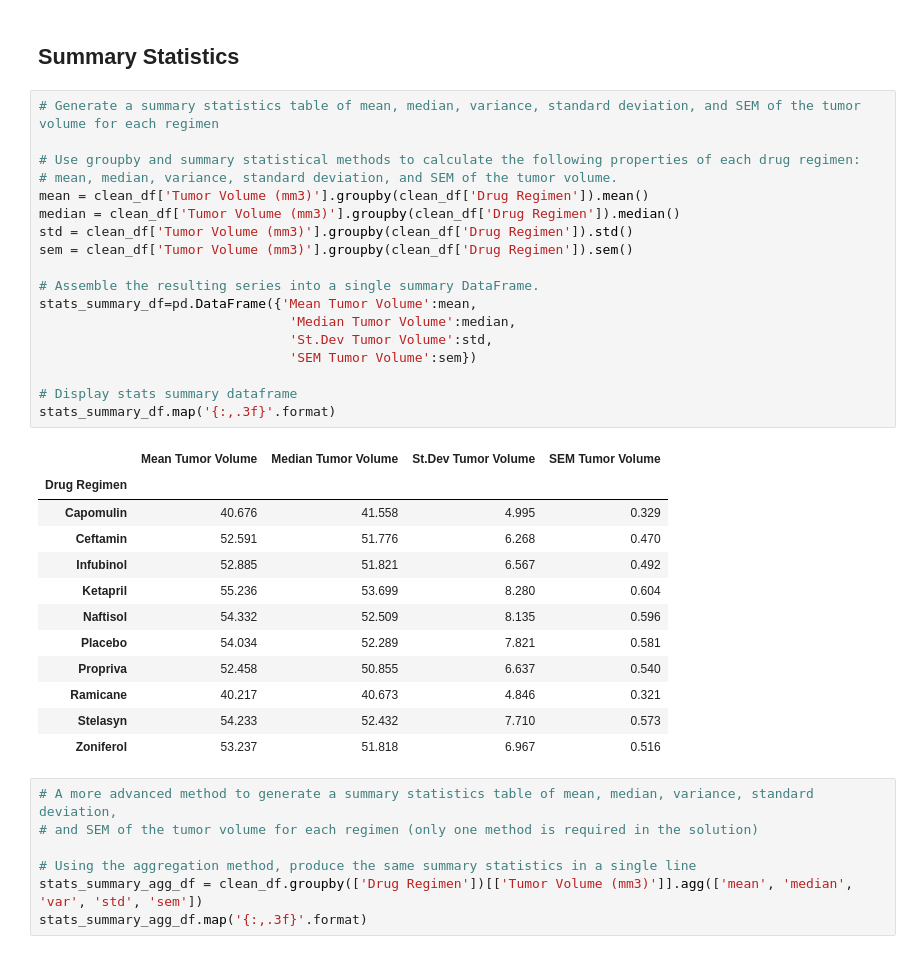
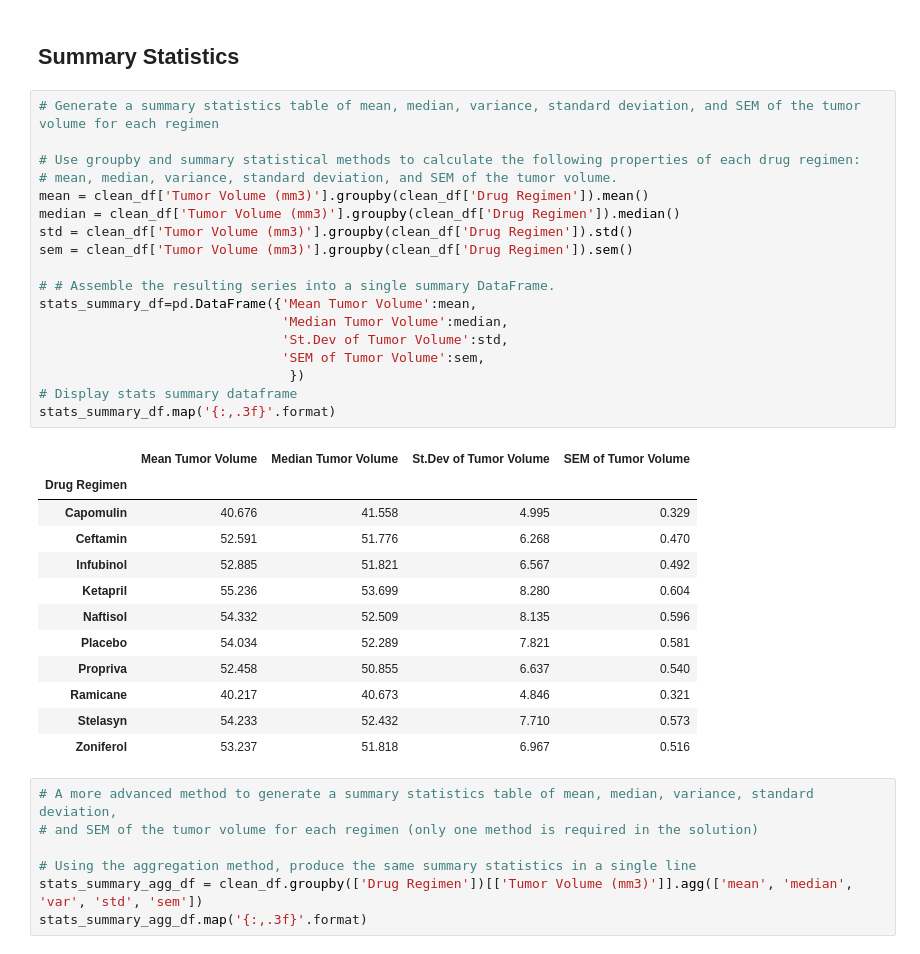
Before and after one commit to parishagupta/data_visualization-challenge, a Jupyter notebook: Starter_Code/Pymaceuticals/pymaceuticals_starter.ipynb, the cells around one changed output. Drawn from its saved outputs; the diff is of its cells as text.

```diff
--- a/Starter_Code/Pymaceuticals/pymaceuticals_starter.ipynb
+++ b/Starter_Code/Pymaceuticals/pymaceuticals_starter.ipynb
@@ -116,23 +116,23 @@ dtype: int64
 # %%
 # Generate a summary statistics table of mean, median, variance, standard deviation, and SEM of the tumor volume for each regimen
 
 # Use groupby and summary statistical methods to calculate the following properties of each drug regimen:
 # mean, median, variance, standard deviation, and SEM of the tumor volume.
 mean = clean_df['Tumor Volume (mm3)'].groupby(clean_df['Drug Regimen']).mean()
 median = clean_df['Tumor Volume (mm3)'].groupby(clean_df['Drug Regimen']).median()
 std = clean_df['Tumor Volume (mm3)'].groupby(clean_df['Drug Regimen']).std()
 sem = clean_df['Tumor Volume (mm3)'].groupby(clean_df['Drug Regimen']).sem()
 
-# Assemble the resulting series into a single summary DataFrame.
+# # Assemble the resulting series into a single summary DataFrame.
 stats_summary_df=pd.DataFrame({'Mean Tumor Volume':mean,
-                                'Median Tumor Volume':median,
-                                'St.Dev Tumor Volume':std,
-                                'SEM Tumor Volume':sem})
-
+                               'Median Tumor Volume':median,
+                               'St.Dev of Tumor Volume':std,
+                               'SEM of Tumor Volume':sem,
+                                })
 # Display stats summary dataframe
 stats_summary_df.map('{:,.3f}'.format)
 # %% [output]
-|  | Mean Tumor Volume | Median Tumor Volume | St.Dev Tumor Volume | SEM Tumor Volume |
+|  | Mean Tumor Volume | Median Tumor Volume | St.Dev of Tumor Volume | SEM of Tumor Volume |
 | Drug Regimen |  |  |  |  |
 | Capomulin | 40.676 | 41.558 | 4.995 | 0.329 |
 | Ceftamin | 52.591 | 51.776 | 6.268 | 0.470 |
```
Also changed, not shown: parts of 18 cells of this notebook.
